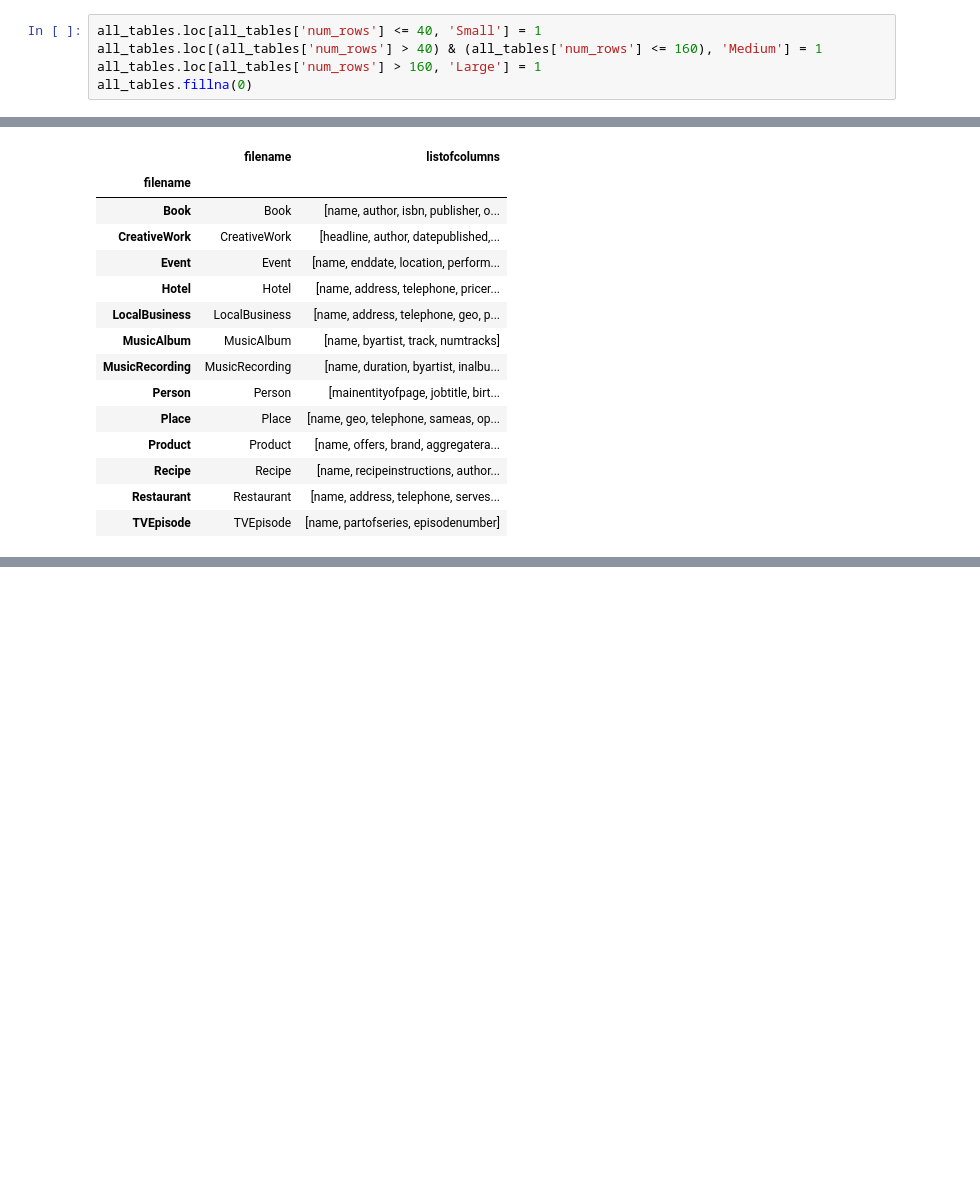
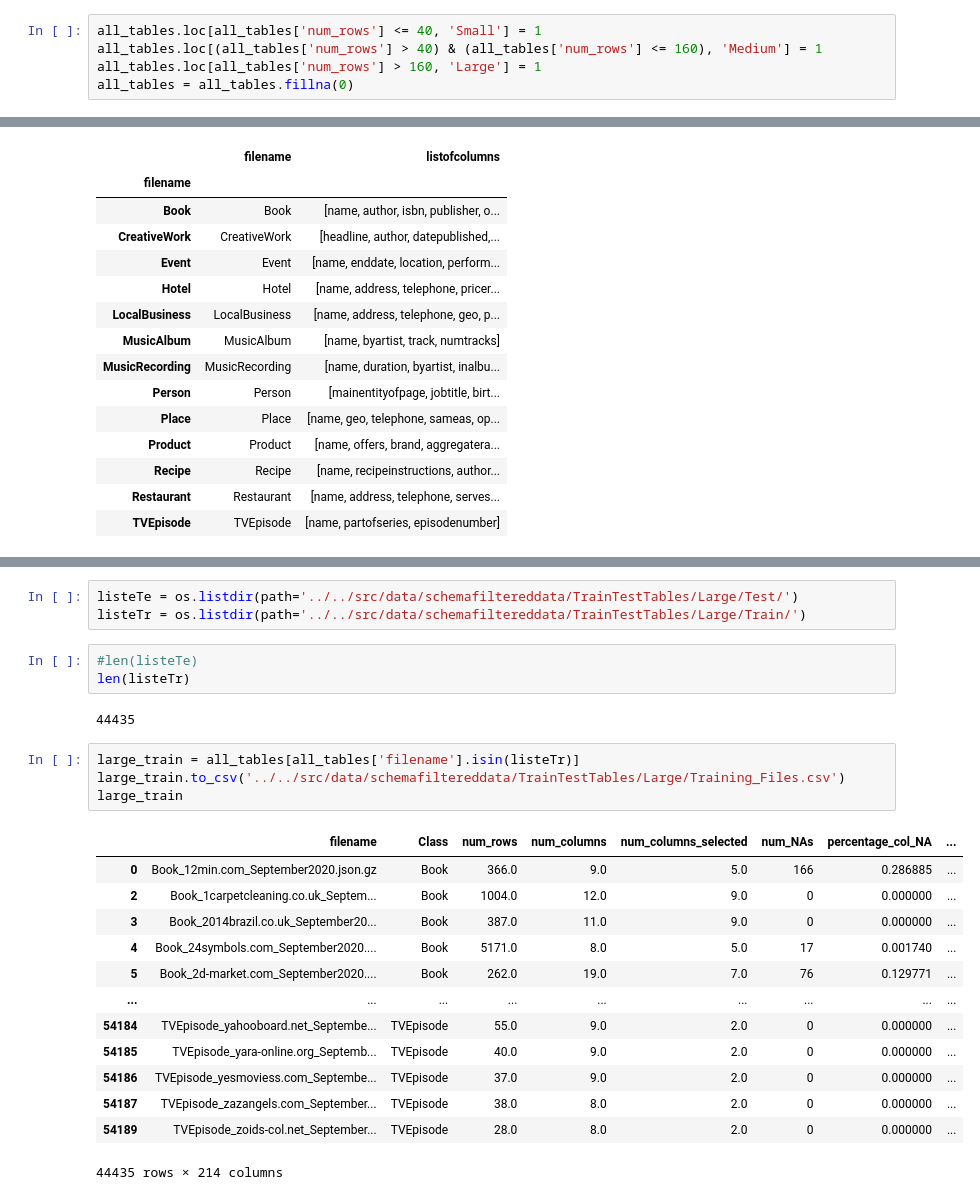
Before and after one commit to NiklasSabel/data_integration_using_deep_learning, a Jupyter notebook: notebooks/Schema/train_test_new_jh.ipynb, the cells around one changed output, grey strips where cells are left out. Saved outputs shown, nothing was run; the diff lists cells and outputs as text; blank space fills up the shorter version.

Commit message:
large/medium/small test set

```diff
--- a/notebooks/Schema/train_test_new_jh.ipynb
+++ b/notebooks/Schema/train_test_new_jh.ipynb
@@ -44,4 +44,4 @@ all_tables
 all_tables.loc[all_tables['num_rows'] <= 40, 'Small'] = 1
 all_tables.loc[(all_tables['num_rows'] > 40) & (all_tables['num_rows'] <= 160), 'Medium'] = 1
 all_tables.loc[all_tables['num_rows'] > 160, 'Large'] = 1
-all_tables.fillna(0)
+all_tables = all_tables.fillna(0)
@@ -154,0 +142,26 @@ TRAIN: [    0     2     3 ... 54186 54187 54189] TEST: [    1     7     9 ... 54
+# %%
+listeTe = os.listdir(path='../../src/data/schemafiltereddata/TrainTestTables/Large/Test/')
+listeTr = os.listdir(path='../../src/data/schemafiltereddata/TrainTestTables/Large/Train/')
+# %%
+#len(listeTe)
+len(listeTr)
+# %% [output]
+44435
+# %%
+large_train = all_tables[all_tables['filename'].isin(listeTr)]
+large_train.to_csv('../../src/data/schemafiltereddata/TrainTestTables/Large/Training_Files.csv')
+large_train
+# %% [output]
+|  | filename | Class | num_rows | num_columns | num_columns_selected | num_NAs | percentage_col_NA | ... |
+| 0 | Book_12min.com_September2020.json.gz | Book | 366.0 | 9.0 | 5.0 | 166 | 0.286885 | ... |
+| 2 | Book_1carpetcleaning.co.uk_Septem... | Book | 1004.0 | 12.0 | 9.0 | 0 | 0.000000 | ... |
+| 3 | Book_2014brazil.co.uk_September20... | Book | 387.0 | 11.0 | 9.0 | 0 | 0.000000 | ... |
+| 4 | Book_24symbols.com_September2020.... | Book | 5171.0 | 8.0 | 5.0 | 17 | 0.001740 | ... |
+| 5 | Book_2d-market.com_September2020.... | Book | 262.0 | 19.0 | 7.0 | 76 | 0.129771 | ... |
+| ... | ... | ... | ... | ... | ... | ... | ... | ... |
+| 54184 | TVEpisode_yahooboard.net_Septembe... | TVEpisode | 55.0 | 9.0 | 2.0 | 0 | 0.000000 | ... |
+| 54185 | TVEpisode_yara-online.org_Septemb... | TVEpisode | 40.0 | 9.0 | 2.0 | 0 | 0.000000 | ... |
+| 54186 | TVEpisode_yesmoviess.com_Septembe... | TVEpisode | 37.0 | 9.0 | 2.0 | 0 | 0.000000 | ... |
+| 54187 | TVEpisode_zazangels.com_September... | TVEpisode | 38.0 | 8.0 | 2.0 | 0 | 0.000000 | ... |
+| 54189 | TVEpisode_zoids-col.net_September... | TVEpisode | 28.0 | 8.0 | 2.0 | 0 | 0.000000 | ... |
+44435 rows × 214 columns
```
Also changed, not shown: parts of 7 cells of this notebook.
